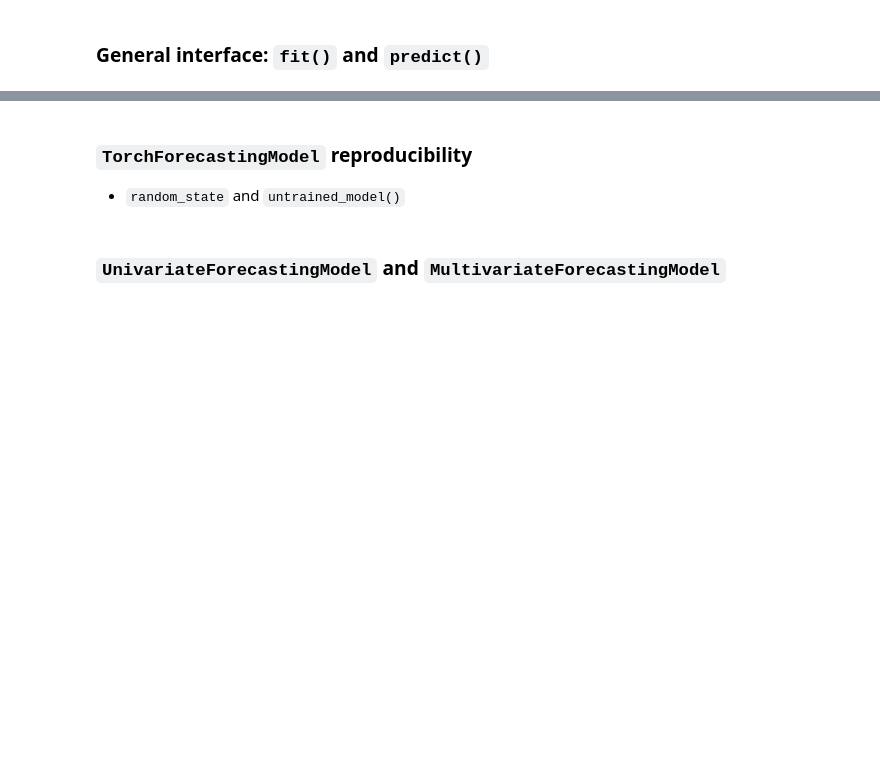
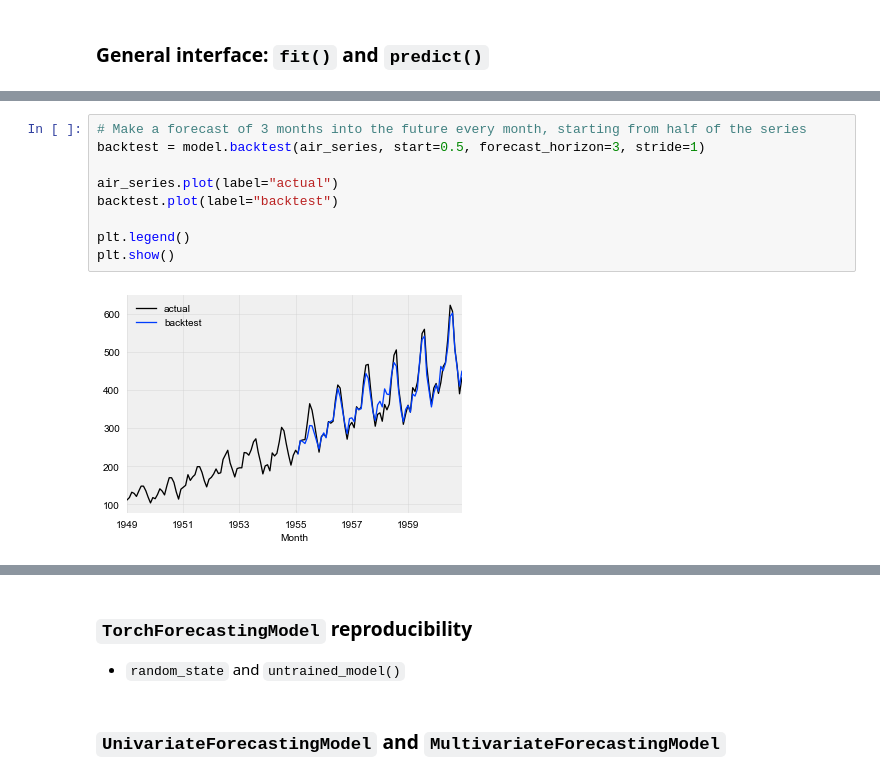
Before and after one commit to spazzy/darts, a Jupyter notebook: examples/darts-detailed-overview.ipynb, the cells around one changed output, grey strips where cells are left out. Saved outputs shown, nothing was run; the diff lists cells and outputs as text; blank space fills up the shorter version.

```diff
--- a/examples/darts-detailed-overview.ipynb
+++ b/examples/darts-detailed-overview.ipynb
@@ -229,0 +243,11 @@ plt.show()
+# %%
+# Make a forecast of 3 months into the future every month, starting from half of the series
+backtest = model.backtest(air_series, start=0.5, forecast_horizon=3, stride=1)
+
+air_series.plot(label="actual")
+backtest.plot(label="backtest")
+
+plt.legend()
+plt.show()
+# %% [output]
+[figure, added]
```
Also changed, not shown: parts of 12 cells of this notebook, 2 other files.
